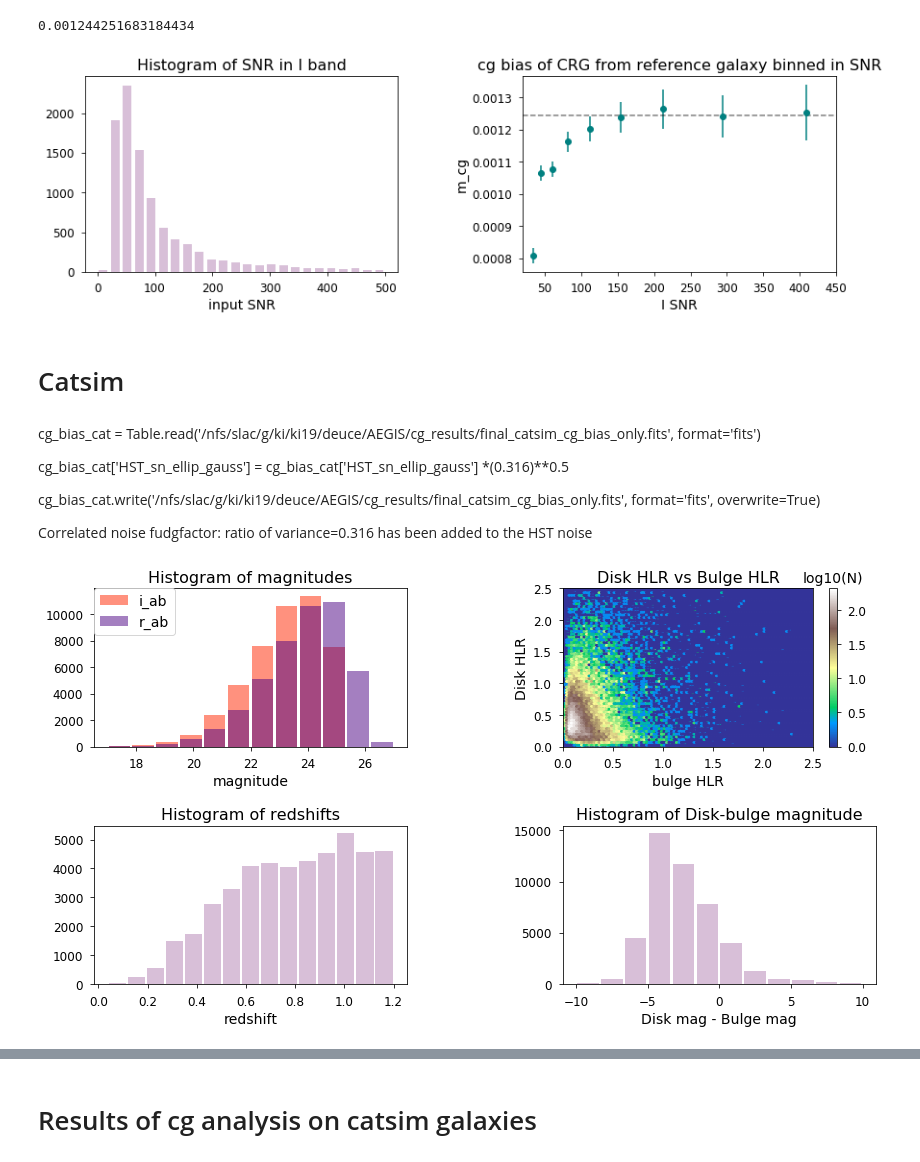
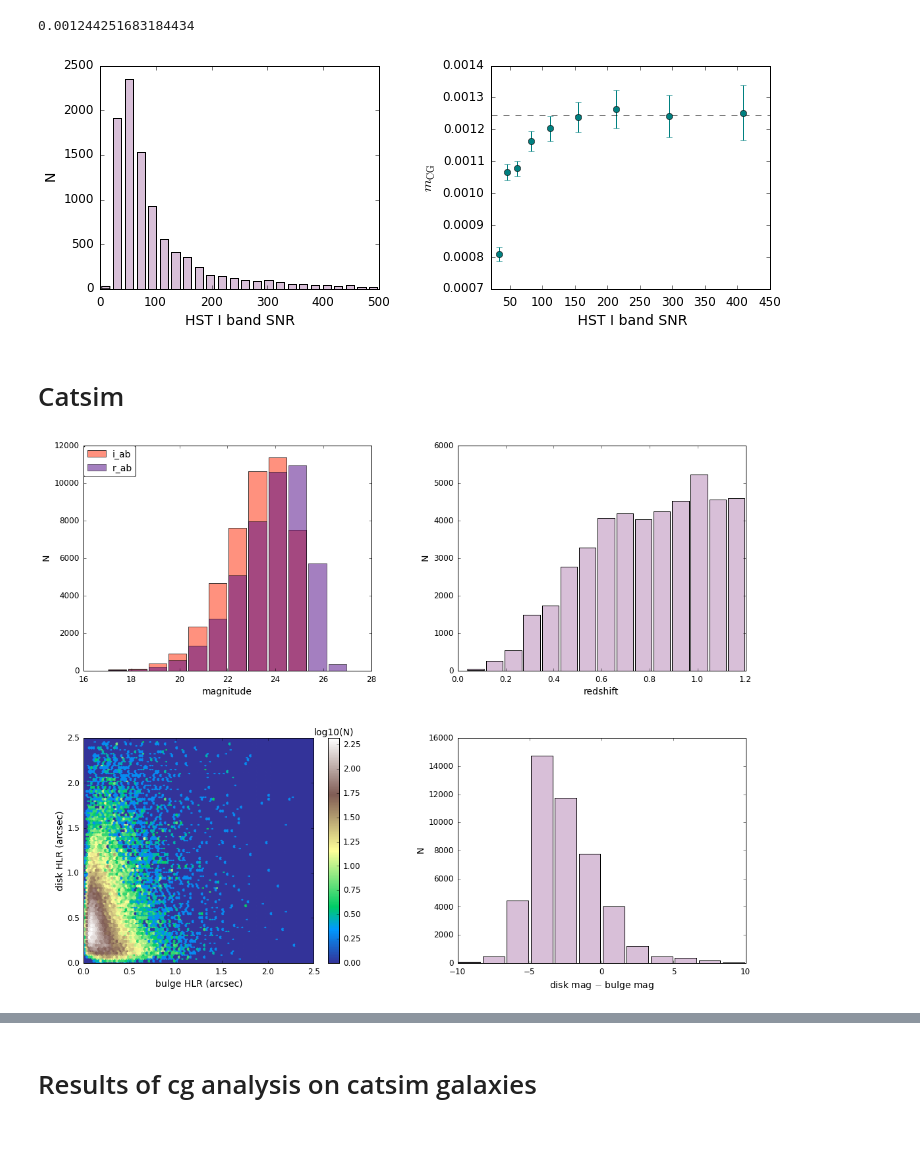
Before and after one commit to sowmyakth/measure_cg_bias, a Jupyter notebook: notebooks/CRG_test_results.ipynb, the cells around one changed output, grey strips where cells are left out. Drawn from its saved outputs; the diff is of its cells as text; code cells hidden in the pictures.

```diff
--- a/notebooks/CRG_test_results.ipynb
+++ b/notebooks/CRG_test_results.ipynb
@@ -109,39 +122,32 @@ np.interp(0.3,xp,fp)
 # %% [output]
 0.001244251683184434
 # %%
-plt.figure(1,figsize=[14,9])
+plt.figure(1,figsize=[12,4])
 plt.subplots_adjust(wspace = 0.4)
 plt.subplots_adjust(hspace = 0.4)
-plt.subplot(2,2,2)
+plt.subplot(1,2,2)
 xp = cat['Im']['redshift']
 fp = cat['Im']['CRG_m1'].T[2]
 val = np.interp(0.3, xp, fp)
 plt.axhline(val, linestyle= '--', c='k', alpha=0.5)
 plt.errorbar(snr, m,yerr=m_err,color='teal',
                 marker='o', linestyle='')
-plt.xlabel('I SNR')
-plt.ylabel('m_cg')
+plt.xlabel(' HST I band SNR')
+plt.ylabel(r'$m_{\rm CG}$')
 plt.xlim([20,450])
-plt.title('cg bias of CRG from reference galaxy binned in SNR')
-plt.subplot(2,2,1)
+# plt.title('cg bias of CRG from reference galaxy binned in SNR')
+plt.subplot(1,2,1)
+plt.ylabel('N')
 plt.hist(in_snr,np.linspace(0,500,25),
          color='thistle',histtype='bar',rwidth=0.7)
-plt.xlabel('input SNR')
-plt.title('Histogram of SNR in I band')
+plt.xlabel('HST I band SNR')
+# plt.title('Histogram of SNR in I band')
 plt.savefig(plot_path + "ref_gal_cg_snr.png",
              bbox_inches='tight')
 # %% [output]
-[figure, old version]
+[figure, new version]
 # %% [markdown]
 # Catsim
-# %% [markdown]
-cg_bias_cat = Table.read('/nfs/slac/g/ki/ki19/deuce/AEGIS/cg_results/final_catsim_cg_bias_only.fits', format='fits')
-
-cg_bias_cat['HST_sn_ellip_gauss'] = cg_bias_cat['HST_sn_ellip_gauss'] *(0.316)**0.5
-
-cg_bias_cat.write('/nfs/slac/g/ki/ki19/deuce/AEGIS/cg_results/final_catsim_cg_bias_only.fits', format='fits', overwrite=True)
-
-Correlated noise fudgfactor: ratio of variance=0.316 has been added to the HST noise
 # %%
 def get_plt_rng(arr):
     """Get 5th and 95th percentile"""
@@ -150,9 +156,9 @@ def get_plt_rng(arr):
 cg_bias_cat = Table.read('/nfs/slac/g/ki/ki19/deuce/AEGIS/cg_results/final_catsim_cg_bias_only.fits', format='fits')
 # %%
 ## Plot Catsim galaxy properties
-plt.figure(1,figsize=[14,16])
-plt.subplots_adjust(wspace = 0.5)
-plt.subplots_adjust(hspace = 0.5)
+plt.figure(1,figsize=[18,30])
+plt.subplots_adjust(wspace = 0.3)
+plt.subplots_adjust(hspace = 0.3)
 plt.subplot(4,2,1)
 plt.hist(cg_bias_cat['i_ab'],np.linspace(17, 27,13),
          alpha=0.7,rwidth=0.9,
@@ -161,10 +167,11 @@ plt.hist(cg_bias_cat['r_ab'],np.linspace(17, 27,13),
          alpha=0.5,rwidth=0.9,
          color='indigo', label='r_ab')
 plt.xlabel('magnitude', size=14)
+plt.ylabel("N")
 plt.legend(loc=2)
-plt.title('Histogram of magnitudes', size=16)
+#plt.title('Histogram of magnitudes', size=16)
 
-plt.subplot(4,2,2)
+plt.subplot(4,2,3)
 x = cg_bias_cat['BulgeHalfLightRadius']
 y = cg_bias_cat['DiskHalfLightRadius']
 xmin, xmax = get_plt_rng(x)
@@ -175,24 +182,26 @@ plt.xlim([0,2.5])
 plt.ylim([0,2.5])
 clb = plt.colorbar()
 clb.ax.set_title('log10(N)', size=14)
-plt.xlabel('bulge HLR', size=14)
-plt.ylabel('Disk HLR', size=14)
-plt.title('Disk HLR vs Bulge HLR', size=16)
+plt.xlabel('bulge HLR (arcsec)', size=14)
+plt.ylabel('disk HLR (arcsec)', size=14)
+#plt.title('Disk HLR vs Bulge HLR', size=16)
 
-plt.subplot(4,2,3)
+plt.subplot(4,2,2)
+plt.ylabel("N")
 plt.hist(cg_bias_cat['redshift_1'], 15,
          alpha=1,rwidth=0.9,
          color='thistle')
 plt.xlabel('redshift', size=14)
-plt.title('Histogram of redshifts', size=16)
+#plt.title('Histogram of redshifts', size=16)
 
 plt.subplot(4,2,4)
 plt.hist(cg_bias_cat['magnorm_disk']-cg_bias_cat['magnorm_bulge'], np.linspace(-10,10,13),
          alpha=1,rwidth=0.9,
          color='thistle')
-plt.title('Histogram of Disk-bulge magnitude', size=16)
-plt.xlabel('Disk mag - Bulge mag', size=14)
+plt.ylabel("N")
+#plt.title('Histogram of Disk-bulge magnitude', size=16)
+plt.xlabel(r'disk mag $-$ bulge mag', size=14)
 plt.savefig(plot_path + "cat_gal.png",
              bbox_inches='tight')
 # %% [output]
-[figure, old version]
+[figure, new version]
```
Also changed, not shown: parts of 15 cells of this notebook.
